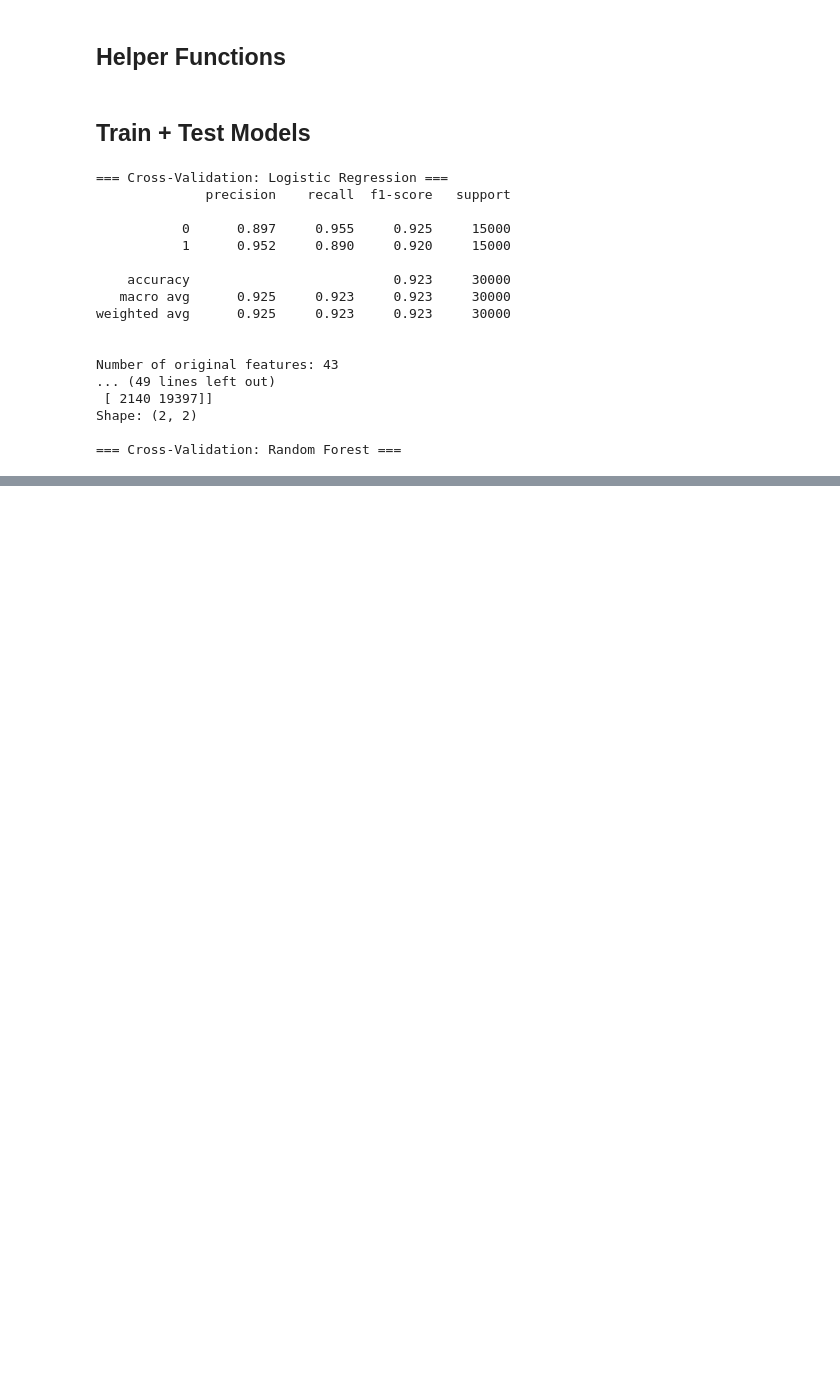
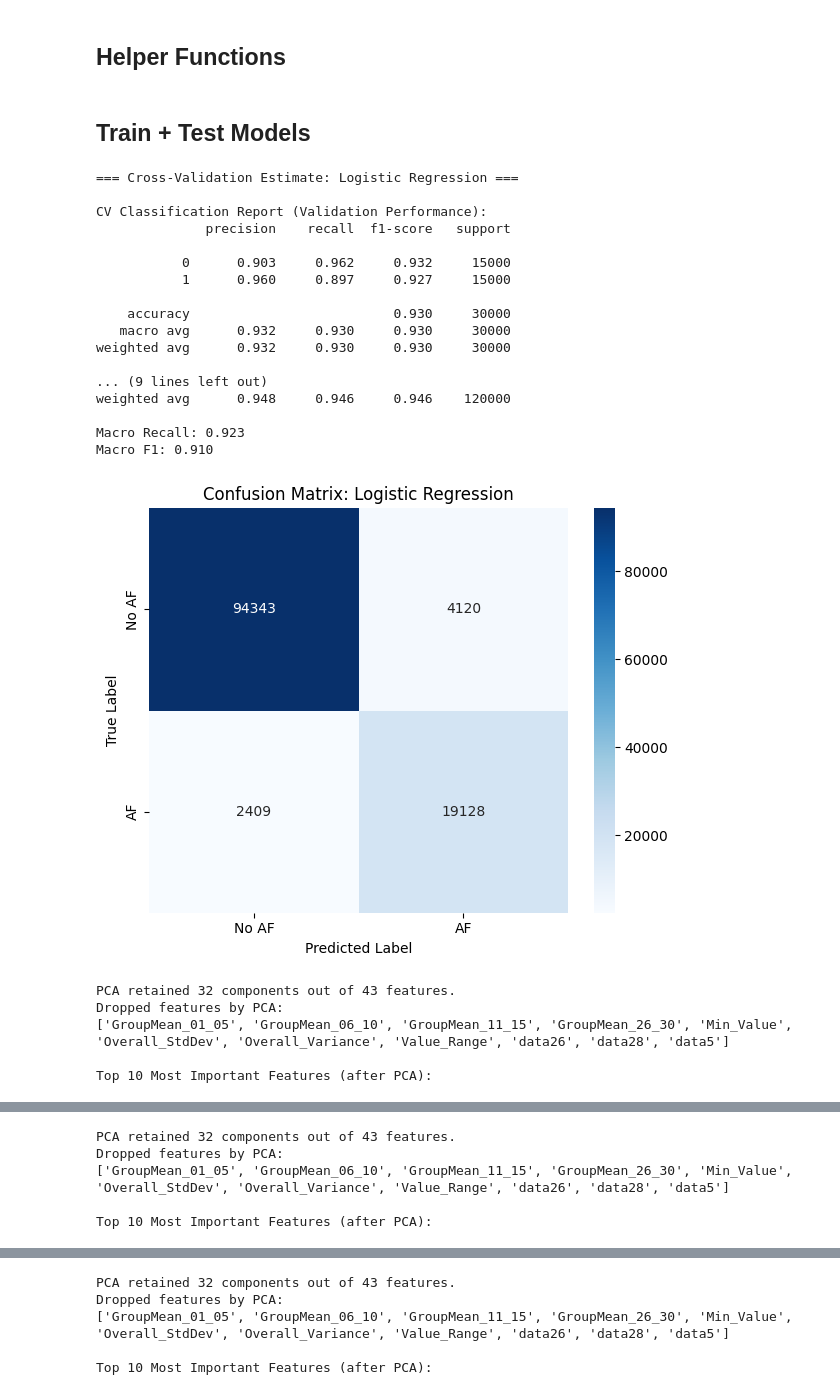
Before and after one commit to pascal-vriend/Data-science-, a Jupyter notebook: Models.ipynb, the cells around one changed output, grey strips where cells are left out. Drawn from its saved outputs; the diff is of its cells as text; code cells hidden in the pictures; blank space fills up the shorter version.

```diff
--- a/Models.ipynb
+++ b/Models.ipynb
@@ -205,24 +245,32 @@ def evaluate_model_test(model_name, fitted_pipe):
 # %% [markdown]
 ## Train + Test Models
 # %%
+results = []
 for name, model in models.items():
-    final_pipe = evaluate_model_cv(name, model)
-    evaluate_model_test(name, final_pipe)
+    evaluate_model_cv(name, model)
+    metrics = evaluate_model_test(name, model)
+    results.append(metrics)
 # %% [output]
-=== Cross-Validation: Logistic Regression ===
+=== Cross-Validation Estimate: Logistic Regression ===
+
+CV Classification Report (Validation Performance):
               precision    recall  f1-score   support
 
-           0      0.897     0.955     0.925     15000
-           1      0.952     0.890     0.920     15000
+           0      0.903     0.962     0.932     15000
+           1      0.960     0.897     0.927     15000
 
-    accuracy                          0.923     30000
-   macro avg      0.925     0.923     0.923     30000
-weighted avg      0.925     0.923     0.923     30000
+    accuracy                          0.930     30000
+   macro avg      0.932     0.930     0.930     30000
+weighted avg      0.932     0.930     0.930     30000
 
+... (9 lines left out)
+weighted avg      0.948     0.946     0.946    120000
 
-Number of original features: 43
-... (49 lines left out)
- [ 2140 19397]]
-Shape: (2, 2)
-
-=== Cross-Validation: Random Forest ===
+Macro Recall: 0.923
+Macro F1: 0.910
+[figure, added]
+PCA retained 32 components out of 43 features.
+Dropped features by PCA:
+['GroupMean_01_05', 'GroupMean_06_10', 'GroupMean_11_15', 'GroupMean_26_30', 'Min_Value', 'Overall_StdDev', 'Overall_Variance', 'Value_Range', 'data26', 'data28', 'data5']
+
+Top 10 Most Important Features (after PCA):
@@ -228,0 +296,5 @@ Shape: (2, 2)
+PCA retained 32 components out of 43 features.
+Dropped features by PCA:
+['GroupMean_01_05', 'GroupMean_06_10', 'GroupMean_11_15', 'GroupMean_26_30', 'Min_Value', 'Overall_StdDev', 'Overall_Variance', 'Value_Range', 'data26', 'data28', 'data5']
+
+Top 10 Most Important Features (after PCA):
@@ -228,0 +320,5 @@ Shape: (2, 2)
+PCA retained 32 components out of 43 features.
+Dropped features by PCA:
+['GroupMean_01_05', 'GroupMean_06_10', 'GroupMean_11_15', 'GroupMean_26_30', 'Min_Value', 'Overall_StdDev', 'Overall_Variance', 'Value_Range', 'data26', 'data28', 'data5']
+
+Top 10 Most Important Features (after PCA):
```
Also changed, not shown: parts of 6 cells of this notebook, 3 other files.
